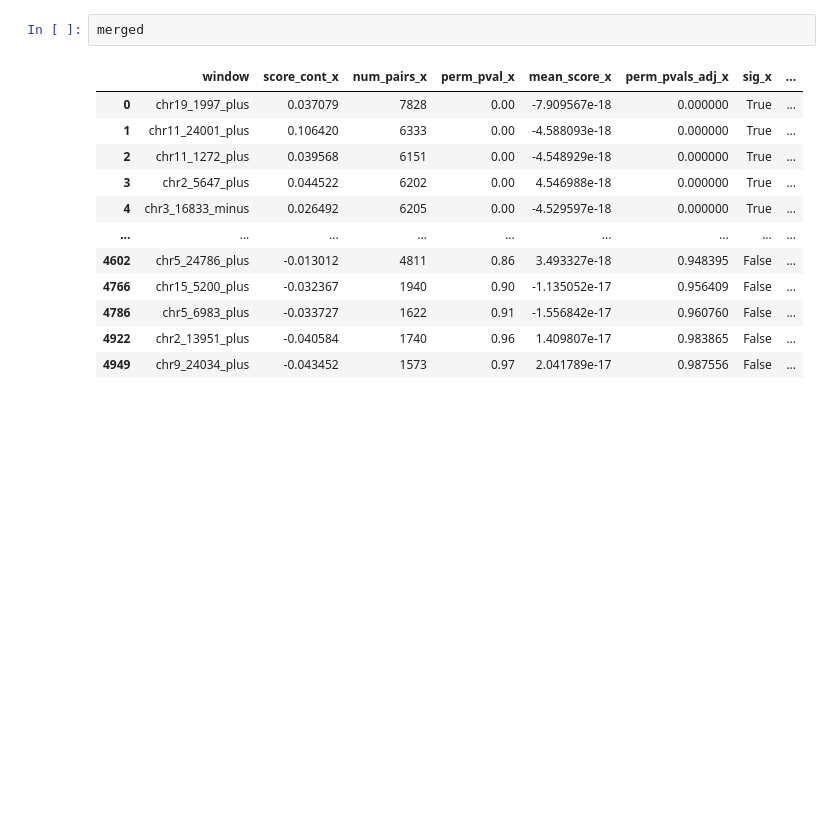
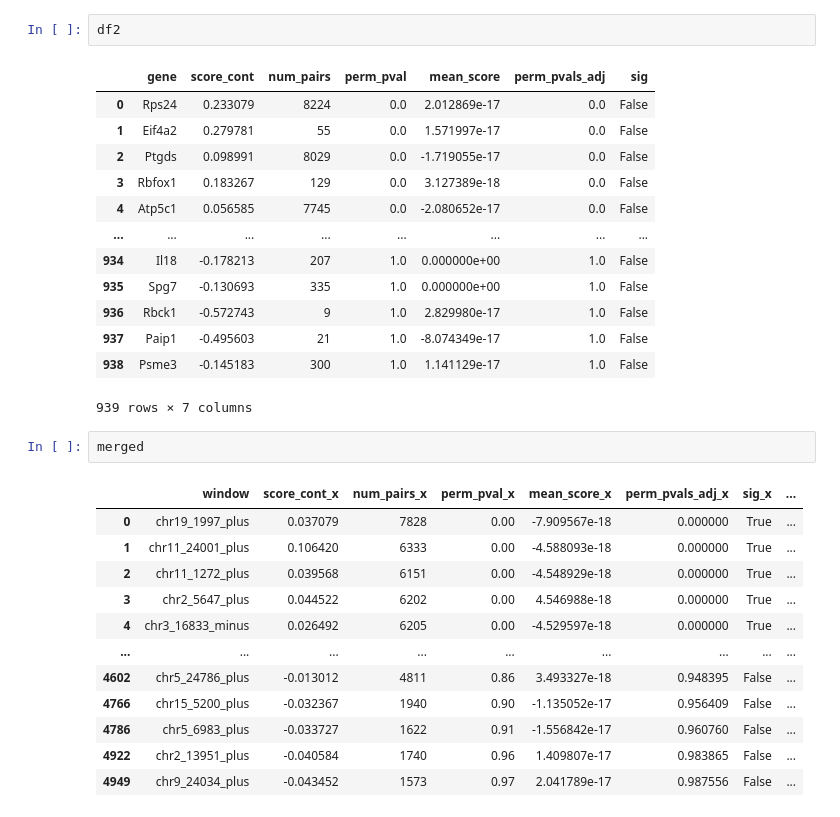
Before and after one commit to juliaolivieri/visium_analysis, a Jupyter notebook: notebooks/analyze_ising.ipynb, the cells around one changed output. Saved outputs shown, nothing was run; the diff lists cells and outputs as text; blank space fills up the shorter version.

```diff
--- a/notebooks/analyze_ising.ipynb
+++ b/notebooks/analyze_ising.ipynb
@@ -366,3 +385,19 @@ for dataname in datanames:
+# %%
+df2
+# %% [output]
+|  | gene | score_cont | num_pairs | perm_pval | mean_score | perm_pvals_adj | sig |
+| 0 | Rps24 | 0.233079 | 8224 | 0.0 | 2.012869e-17 | 0.0 | False |
+| 1 | Eif4a2 | 0.279781 | 55 | 0.0 | 1.571997e-17 | 0.0 | False |
+| 2 | Ptgds | 0.098991 | 8029 | 0.0 | -1.719055e-17 | 0.0 | False |
+| 3 | Rbfox1 | 0.183267 | 129 | 0.0 | 3.127389e-18 | 0.0 | False |
+| 4 | Atp5c1 | 0.056585 | 7745 | 0.0 | -2.080652e-17 | 0.0 | False |
+| ... | ... | ... | ... | ... | ... | ... | ... |
+| 934 | Il18 | -0.178213 | 207 | 1.0 | 0.000000e+00 | 1.0 | False |
+| 935 | Spg7 | -0.130693 | 335 | 1.0 | 0.000000e+00 | 1.0 | False |
+| 936 | Rbck1 | -0.572743 | 9 | 1.0 | 2.829980e-17 | 1.0 | False |
+| 937 | Paip1 | -0.495603 | 21 | 1.0 | -8.074349e-17 | 1.0 | False |
+| 938 | Psme3 | -0.145183 | 300 | 1.0 | 1.141129e-17 | 1.0 | False |
+939 rows × 7 columns
 # %%
 merged
 # %% [output]
```
Also changed, not shown: parts of 5 cells of this notebook, 9 other files.
